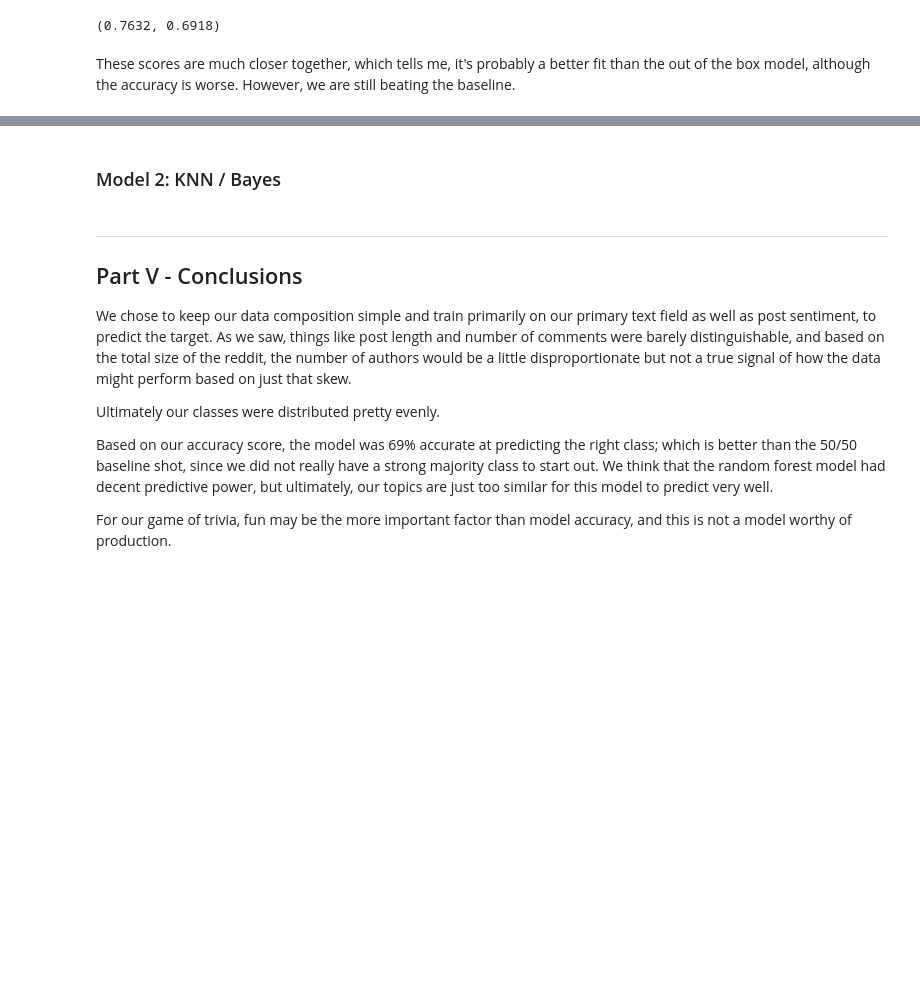
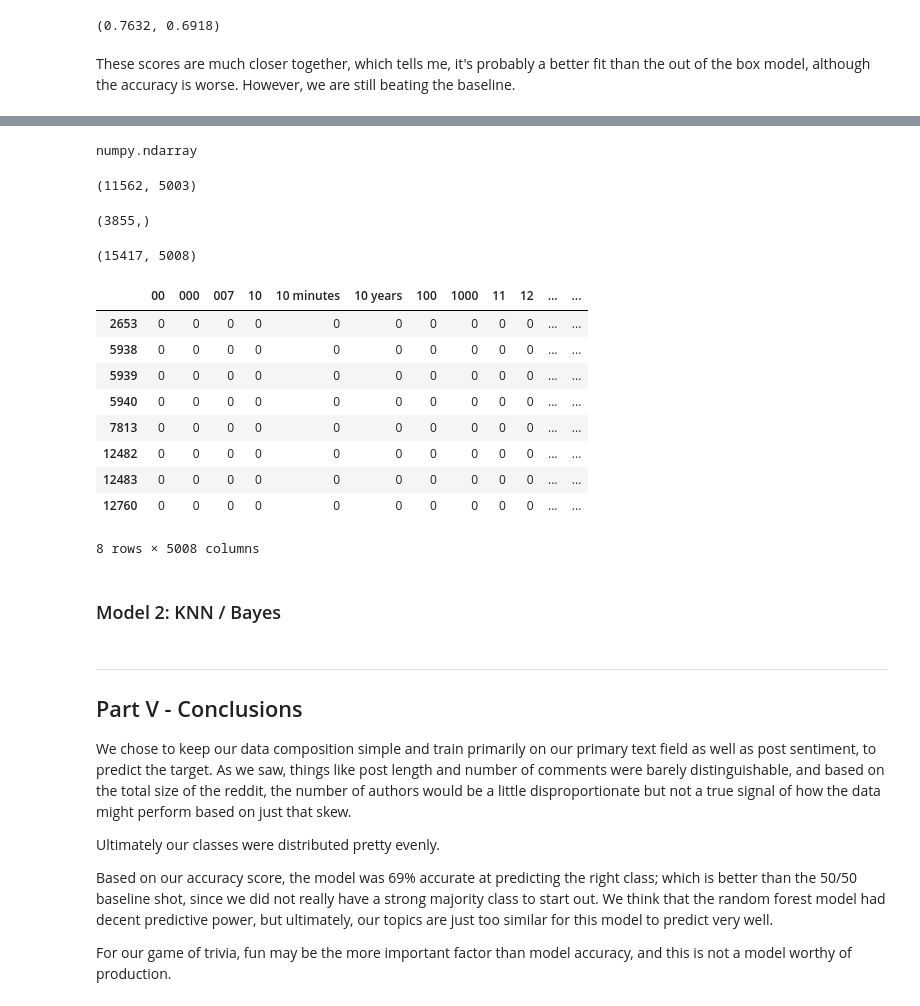
Before and after one commit to cotica/reddit_classifier, a Jupyter notebook: code/Project-3-Scraping-Subreddits-EDA-Modeling.ipynb, the cells around one changed output, grey strips where cells are left out. Saved outputs shown, nothing was run; the diff lists cells and outputs as text; code cells hidden in the pictures; blank space fills up the shorter version.

```diff
--- a/code/Project-3-Scraping-Subreddits-EDA-Modeling.ipynb
+++ b/code/Project-3-Scraping-Subreddits-EDA-Modeling.ipynb
@@ -978,3 +998,39 @@ These scores are much closer together, which tells me, it's probably a better fi
+# %%
+type(preds)
+# %% [output]
+numpy.ndarray
+# %%
+X_train.shape
+# %% [output]
+(11562, 5003)
+# %%
+preds.shape
+# %% [output]
+(3855,)
+# %%
+y_test['preds'] = preds #y-hats
+
+df_with_preds = pd.merge(
+    features,y_test[['preds']],how = 'left',left_index = True, right_index = True)
+
+df_with_preds.shape
+# %% [output]
+(15417, 5008)
+# %%
+stars = df_with_preds[df_with_preds['all_text'].str.contains('star wars')]
+stars
+#sadly, not all my live trivia seletions were in my data! (scrape is not exhaustive)
+# %% [output]
+|  | 00 | 000 | 007 | 10 | 10 minutes | 10 years | 100 | 1000 | 11 | 12 | ... | ... |
+| 2653 | 0 | 0 | 0 | 0 | 0 | 0 | 0 | 0 | 0 | 0 | ... | ... |
+| 5938 | 0 | 0 | 0 | 0 | 0 | 0 | 0 | 0 | 0 | 0 | ... | ... |
+| 5939 | 0 | 0 | 0 | 0 | 0 | 0 | 0 | 0 | 0 | 0 | ... | ... |
+| 5940 | 0 | 0 | 0 | 0 | 0 | 0 | 0 | 0 | 0 | 0 | ... | ... |
+| 7813 | 0 | 0 | 0 | 0 | 0 | 0 | 0 | 0 | 0 | 0 | ... | ... |
+| 12482 | 0 | 0 | 0 | 0 | 0 | 0 | 0 | 0 | 0 | 0 | ... | ... |
+| 12483 | 0 | 0 | 0 | 0 | 0 | 0 | 0 | 0 | 0 | 0 | ... | ... |
+| 12760 | 0 | 0 | 0 | 0 | 0 | 0 | 0 | 0 | 0 | 0 | ... | ... |
+8 rows × 5008 columns
 # %% [markdown]
 ### Model 2: KNN / Bayes
 # %%
```
Also changed, not shown: parts of 7 cells of this notebook.
